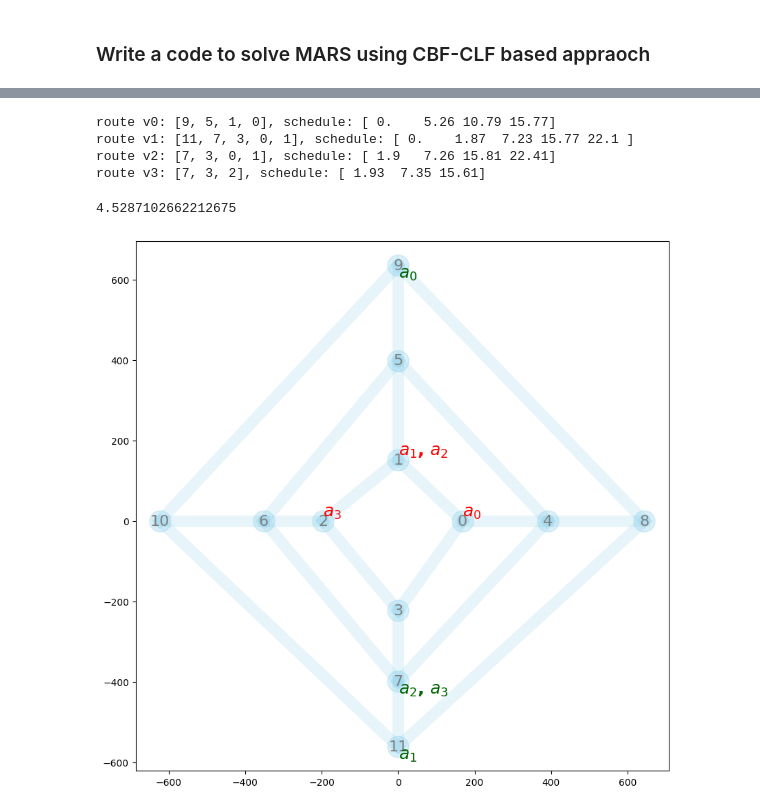
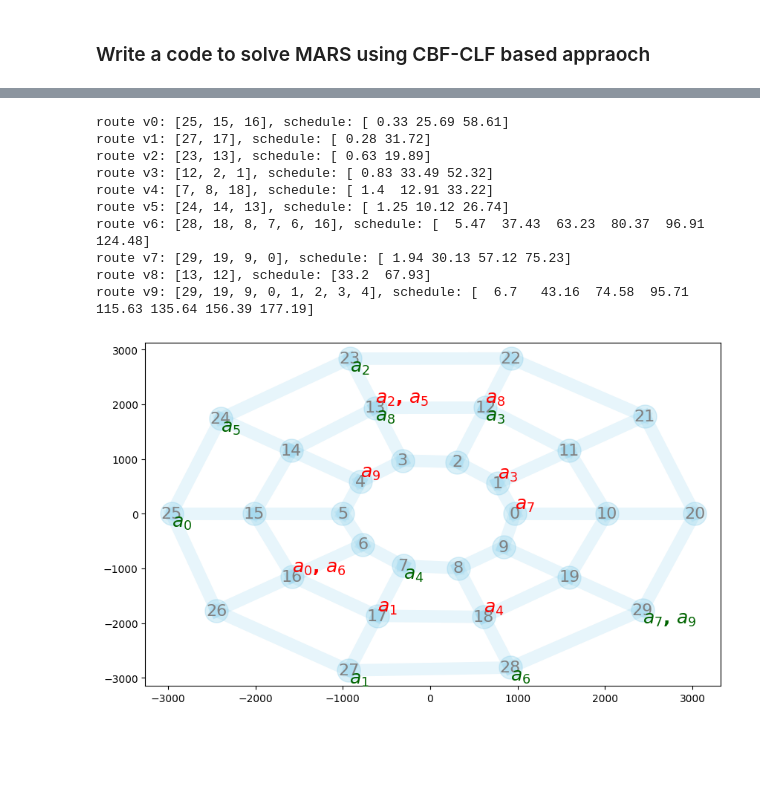
Before and after one commit to dt-1729/ULI_NASA, a Jupyter notebook: UTM_scheduling_and_routing/test_flpoAgent.ipynb, the cells around one changed output, grey strips where cells are left out. Drawn from its saved outputs; the diff is of its cells as text; code cells hidden in the pictures; blank space fills up the shorter version.

```diff
--- a/UTM_scheduling_and_routing/test_flpoAgent.ipynb
+++ b/UTM_scheduling_and_routing/test_flpoAgent.ipynb
@@ -82,16 +85,16 @@ importlib.reload(createEnv)
 importlib.reload(supporting_functions)
 
 # generate waypoints and the adjacency matrix
-n_waypoints = 12
-n_agents = 4
-tolArray = np.random.uniform(0.0, 0.0, n_waypoints)
+n_waypoints = 30
+n_agents = 10
+tolArray = np.random.uniform(2.0, 2.0, n_waypoints)
 
 # Grid network parameters
 grid_params = {
     'type':'grid',
     'n_points':n_waypoints,
     'grid_size':1000,
-    'noise_factor':10
+    'noise_factor':15
 }
 
 # Ring network parameters
@@ -99,7 +102,7 @@ ring_params = {
     'type':'ring',
     'num_rings':3,
     'points_per_ring':int(n_waypoints/3),
-    'center_distance':200,
+    'center_distance':1000,
     'deformation_level':50.0,
     'extra_connections':0.00,
     'missing_connections':0.05
@@ -260,8 +263,8 @@ dt_init = 0.01
 dt_min = 1e-5
 dt_max = 0.1
 
-beta_min = 1e-3
-beta_max = 1e3
+beta_min = 1e-5
+beta_max = 1e1
 beta_grow = 1.5
 beta = beta_min
 beta_arr = []
@@ -283,12 +315,17 @@ min H: 0.0005591623069526502
 # %%
+
 Tb = T0
 print(f'T0:\n{T0}\n')
+mars.active_waypoints = range(mars.n_waypoints)
+# mars.active_waypoints = [7]
 
 for b in beta_arr:
     # alpha = b / (b + 1)
-    Tb, Ub, Fb, Fdot_b, tolb, delta_b, Hdot_b, H_b = CBF_CLF_at_beta(
+    Tb, Ub, Fb, Fdot_b, tolb, delta_b = CBF_CLF_at_beta(
         b, Tb, dt_init, dt_min, dt_max,
-        Tf, gamma, alpha, p, stop_tol=1e-3, verbose=0)
+        Tf, gamma, alpha, p, stop_tol=0.1,
+        stop_tol_weight=np.array([0.05, 0.9, 0.05]),
+        verbose=0)
     total_cost = np.sum(mars.agent_weights * mars.C_agents)
     print(f'\nbeta: {b:.4e}\tcost: {total_cost:.3f}\tdot_cost: {Fdot_b:.3f}\ttolb: {tolb:.3e}\tdelta_b: {delta_b:.3f}')
     # print(f'\nHdot:\n{Hdot_b}\nH:{H_b}')
@@ -332,22 +372,28 @@ array([[ 1.57685781e+01,  1.07858704e+01,  1.03893696e+01,
 # %%
+
 Pb_a = []
+Xi_a = []
 for i,a in enumerate(mars.agents):
+    Xi = a.returnStageWiseCost_v1(mars.sched_mat[i,:], mars.dist_mat)
     Pb = a.getPathAssociations_v1(mars.sched_mat[i,:], mars.dist_mat, beta=beta_max)
     Pb_a.append(Pb)
+    Xi_a.append(Xi)
 agent_routes, agent_schedules = createEnv.calc_agent_routes_and_schedules(mars, Pb_a, printRoutes=True)
 # %% [output]
-route v0: [9, 5, 1, 0], schedule: [ 0.    5.26 10.79 15.77]
-route v1: [11, 7, 3, 0, 1], schedule: [ 0.    1.87  7.23 15.77 22.1 ]
-route v2: [7, 3, 0, 1], schedule: [ 1.9   7.26 15.81 22.41]
-route v3: [7, 3, 2], schedule: [ 1.93  7.35 15.61]
+route v0: [25, 15, 16], schedule: [ 0.33 25.69 58.61]
+route v1: [27, 17], schedule: [ 0.28 31.72]
+route v2: [23, 13], schedule: [ 0.63 19.89]
+route v3: [12, 2, 1], schedule: [ 0.83 33.49 52.32]
+route v4: [7, 8, 18], schedule: [ 1.4  12.91 33.22]
+route v5: [24, 14, 13], schedule: [ 1.25 10.12 26.74]
+route v6: [28, 18, 8, 7, 6, 16], schedule: [  5.47  37.43  63.23  80.37  96.91 124.48]
+route v7: [29, 19, 9, 0], schedule: [ 1.94 30.13 57.12 75.23]
+route v8: [13, 12], schedule: [33.2  67.93]
+route v9: [29, 19, 9, 0, 1, 2, 3, 4], schedule: [  6.7   43.16  74.58  95.71 115.63 135.64 156.39 177.19]
-# %%
-mars.dist_mat[11,7]/mars.agents[1].mean_speed
-# %% [output]
-4.5287102662212675
 # %%
 # mars visualization
 cmap = get_cmap('tab20')
 agent_colors = {a: cmap(i / mars.n_agents) for i, a in enumerate(range(mars.n_agents))}
-createEnv.plotNetwork(mars=mars, figuresize=(10,10), routes=[], agent_colors=agent_colors, showEdgeLength=False, plotPaths=False)
+createEnv.plotNetwork(mars=mars, figuresize=(10,6), routes=[], agent_colors=agent_colors, showEdgeLength=False, plotPaths=False)
 # %% [output]
-[figure, old version]
+[figure, new version]
```
Also changed, not shown: parts of 10 cells of this notebook, 1 other file.
